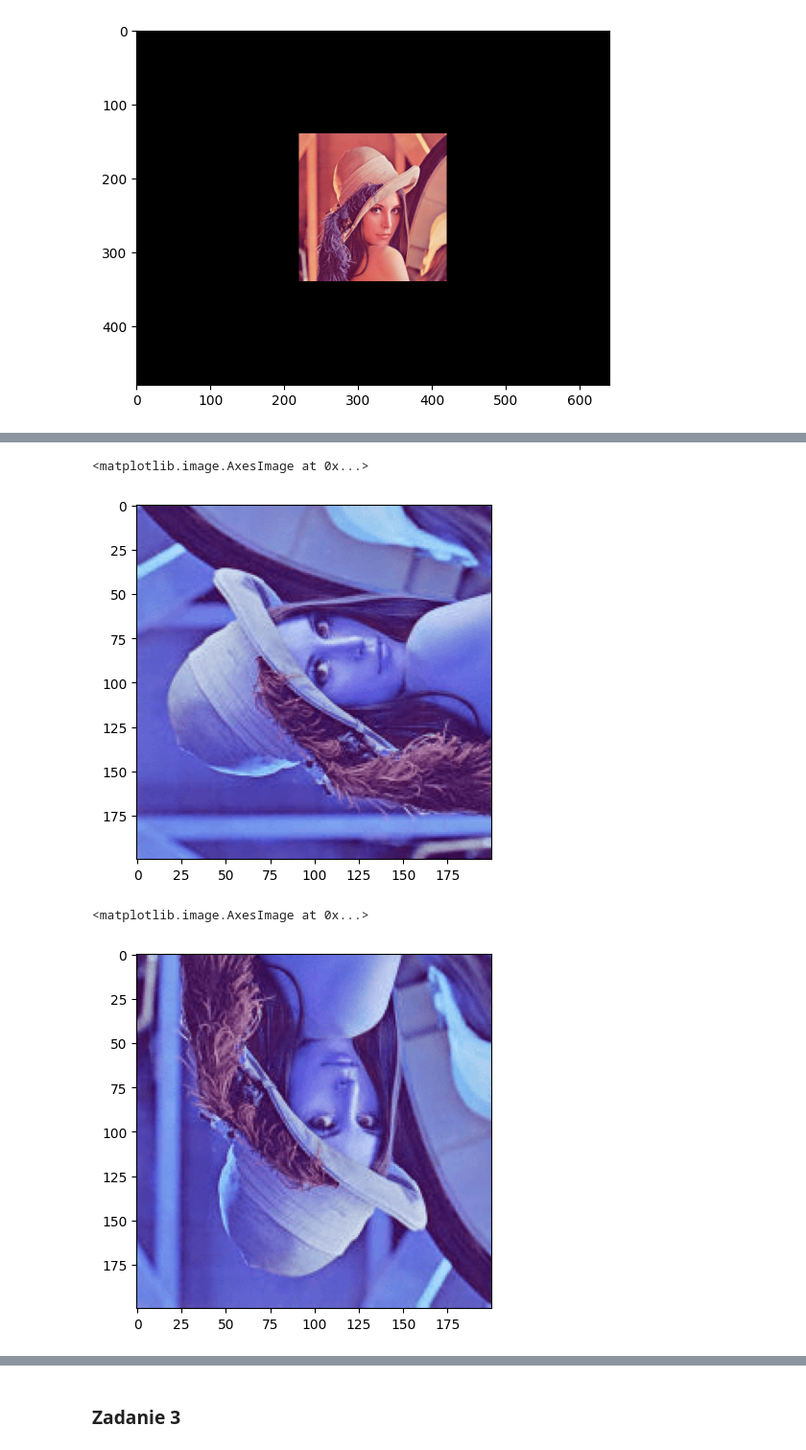
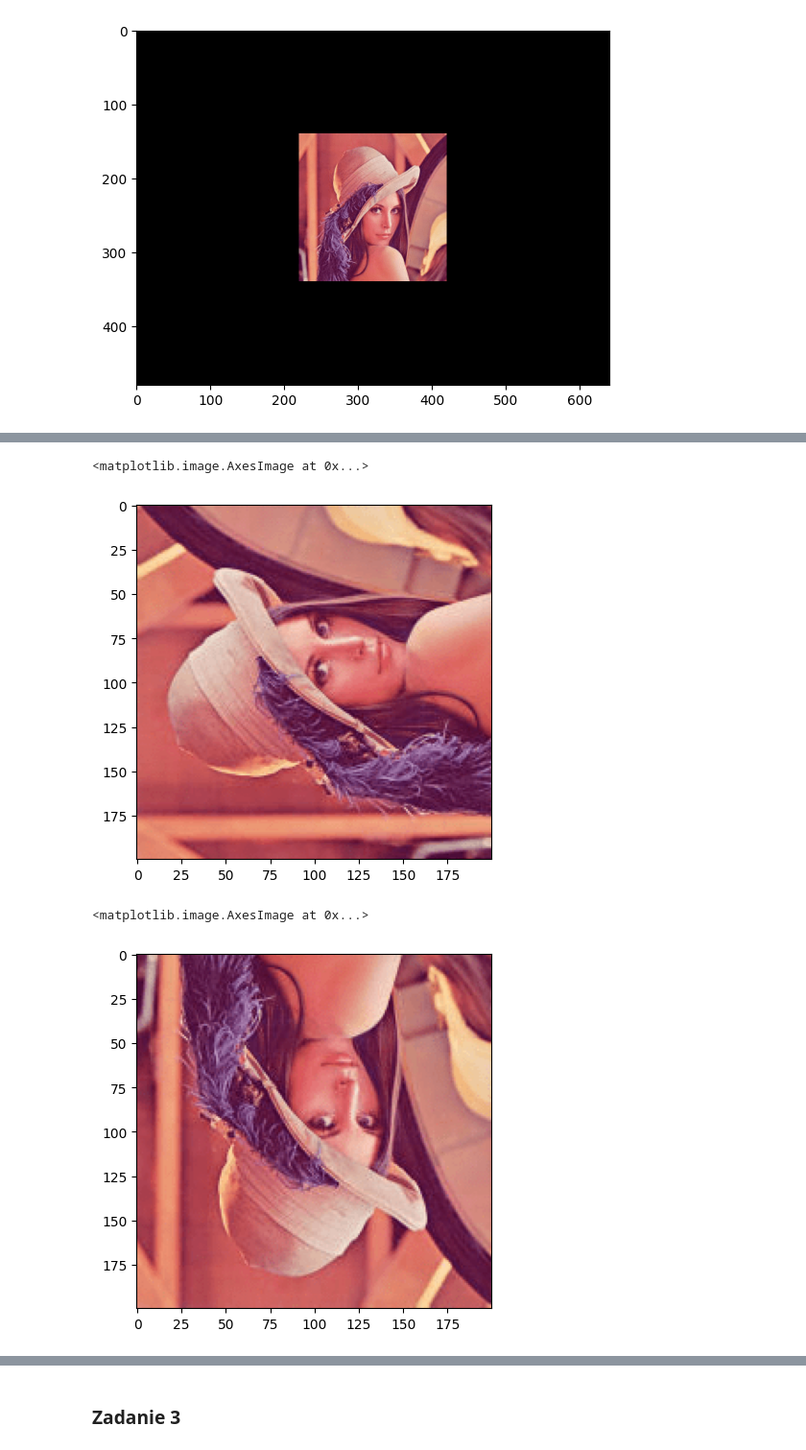
Before and after one commit to MartynaSzymanskaGitHub/przetwarzanie_obrazow, a Jupyter notebook: lab1.ipynb, the cells around one changed output, grey strips where cells are left out. Shown at 96% size. Saved outputs shown, nothing was run; the diff lists cells and outputs as text; code cells hidden in the pictures.

```diff
--- a/lab1.ipynb
+++ b/lab1.ipynb
@@ -336,23 +336,23 @@ for i in range(200):
     for j in range(200):
         matrix_rotate[j][i] = img[i][size - j - 1]
 
-
+matrix_rotate = cv2.cvtColor(matrix_rotate, cv2.COLOR_BGR2RGB)
 plt.imshow(matrix_rotate)
 # %% [output]
 <matplotlib.image.AxesImage at 0x...>
-[figure, old version]
+[figure, new version]
 # %%
 # obrot o 180
 matrix_rotate = np.empty([200, 200,3], dtype = np.float32)
 img = (cv2.imread("lenna_cropped.png") /255.0).astype(np.float32)
 
 matrix_rotate = img[:,::-1]
 matrix_rotate = img[::-1]
-
+matrix_rotate = cv2.cvtColor(matrix_rotate, cv2.COLOR_BGR2RGB)
 plt.imshow(matrix_rotate)
 # %% [output]
 <matplotlib.image.AxesImage at 0x...>
-[figure, old version]
+[figure, new version]
 # %%
 #rozszerzenia macierzy do kwadratu MxM (jeżeli M>N) - kolumny po lewej i prawej stronie są wyzerowane
 
```
Also changed, not shown: parts of 14 cells of this notebook.
